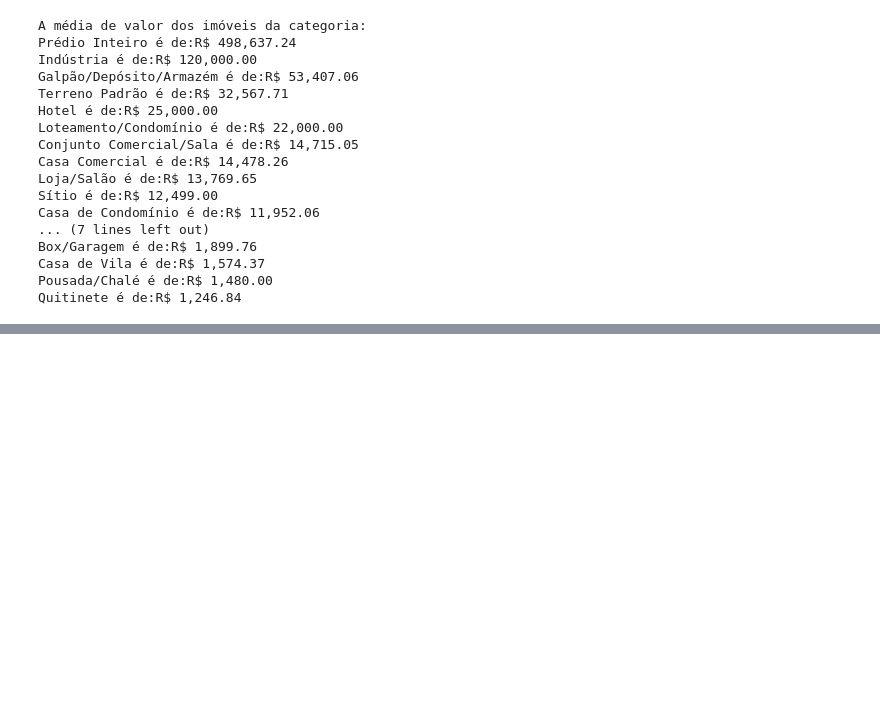
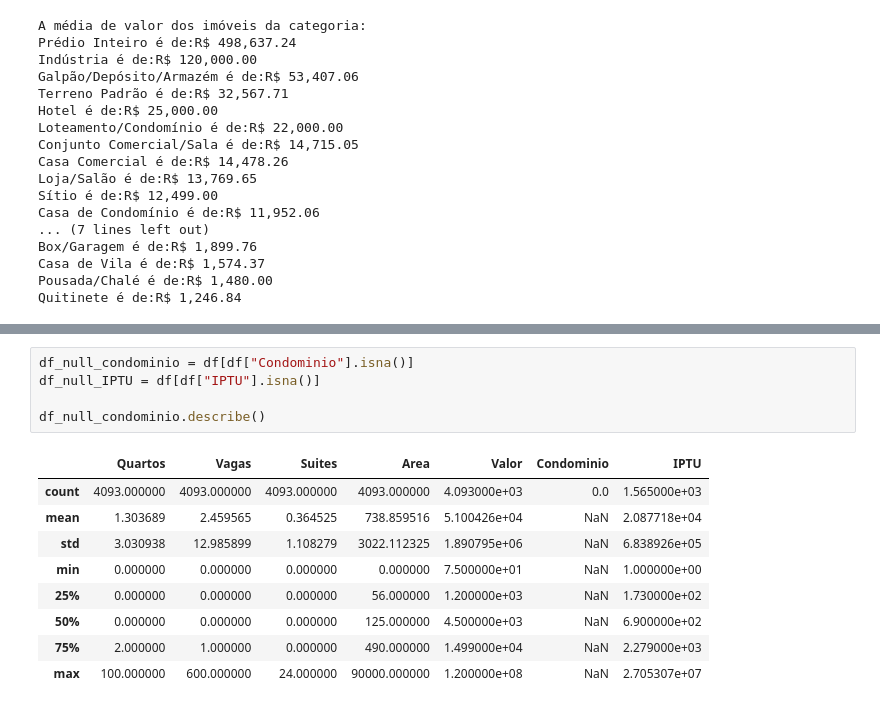
Before and after one commit to hevertonvalerio/geral, a Jupyter notebook: Projeto_Imobiliário.ipynb, the cells around one changed output, grey strips where cells are left out. Drawn from its saved outputs; the diff is of its cells as text; blank space fills up the shorter version.

```diff
--- a/Projeto_Imobiliário.ipynb
+++ b/Projeto_Imobiliário.ipynb
@@ -330,0 +484,15 @@ Quitinete é de:R$ 1,246.84
+# %%
+df_null_condominio = df[df["Condominio"].isna()]
+df_null_IPTU = df[df["IPTU"].isna()]
+
+df_null_condominio.describe()
+# %% [output]
+|  | Quartos | Vagas | Suites | Area | Valor | Condominio | IPTU |
+| count | 4093.000000 | 4093.000000 | 4093.000000 | 4093.000000 | 4.093000e+03 | 0.0 | 1.565000e+03 |
+| mean | 1.303689 | 2.459565 | 0.364525 | 738.859516 | 5.100426e+04 | NaN | 2.087718e+04 |
+| std | 3.030938 | 12.985899 | 1.108279 | 3022.112325 | 1.890795e+06 | NaN | 6.838926e+05 |
+| min | 0.000000 | 0.000000 | 0.000000 | 0.000000 | 7.500000e+01 | NaN | 1.000000e+00 |
+| 25% | 0.000000 | 0.000000 | 0.000000 | 56.000000 | 1.200000e+03 | NaN | 1.730000e+02 |
+| 50% | 0.000000 | 0.000000 | 0.000000 | 125.000000 | 4.500000e+03 | NaN | 6.900000e+02 |
+| 75% | 2.000000 | 1.000000 | 0.000000 | 490.000000 | 1.499000e+04 | NaN | 2.279000e+03 |
+| max | 100.000000 | 600.000000 | 24.000000 | 90000.000000 | 1.200000e+08 | NaN | 2.705307e+07 |
```
Also changed, not shown: parts of 17 cells of this notebook.
